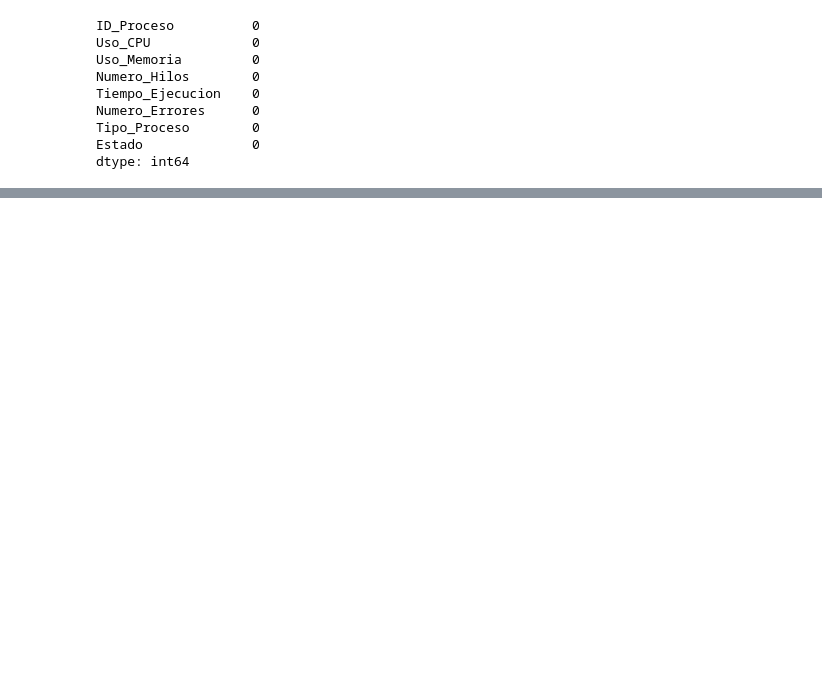
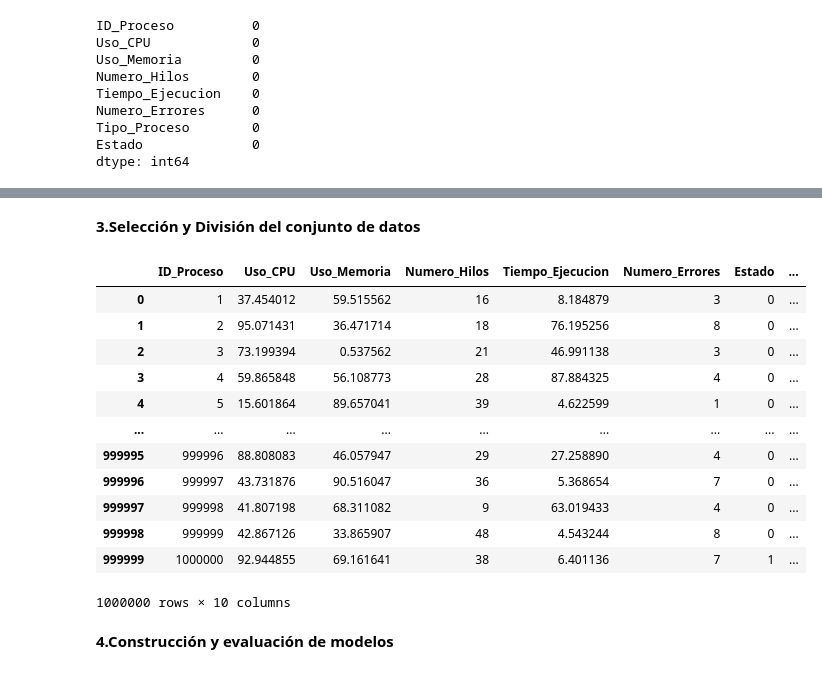
Before and after one commit to Paola-Beltran/machine_learning, a Jupyter notebook: tarea/tarea_ML.ipynb, the cells around one changed output, grey strips where cells are left out. Drawn from its saved outputs; the diff is of its cells as text; code cells hidden in the pictures; blank space fills up the shorter version.

```diff
--- a/tarea/tarea_ML.ipynb
+++ b/tarea/tarea_ML.ipynb
@@ -60,0 +87,23 @@ Name: count, dtype: int64
+# %% [markdown]
+**3.Selección y División del conjunto de datos**
+# %%
+df_dummies = pd.get_dummies(df['Tipo_Proceso'], prefix='Tipo_Proceso')
+df_dummies = df_dummies.astype(int) #Reemplaza los valores true/false por 1/0
+df_final = pd.concat([df.drop(columns=['Tipo_Proceso']), df_dummies], axis=1) #concatena las columnas del df excluyendo la Tipo_Proceso
+df_final
+# %% [output]
+|  | ID_Proceso | Uso_CPU | Uso_Memoria | Numero_Hilos | Tiempo_Ejecucion | Numero_Errores | Estado | ... |
+| 0 | 1 | 37.454012 | 59.515562 | 16 | 8.184879 | 3 | 0 | ... |
+| 1 | 2 | 95.071431 | 36.471714 | 18 | 76.195256 | 8 | 0 | ... |
+| 2 | 3 | 73.199394 | 0.537562 | 21 | 46.991138 | 3 | 0 | ... |
+| 3 | 4 | 59.865848 | 56.108773 | 28 | 87.884325 | 4 | 0 | ... |
+| 4 | 5 | 15.601864 | 89.657041 | 39 | 4.622599 | 1 | 0 | ... |
+| ... | ... | ... | ... | ... | ... | ... | ... | ... |
+| 999995 | 999996 | 88.808083 | 46.057947 | 29 | 27.258890 | 4 | 0 | ... |
+| 999996 | 999997 | 43.731876 | 90.516047 | 36 | 5.368654 | 7 | 0 | ... |
+| 999997 | 999998 | 41.807198 | 68.311082 | 9 | 63.019433 | 4 | 0 | ... |
+| 999998 | 999999 | 42.867126 | 33.865907 | 48 | 4.543244 | 8 | 0 | ... |
+| 999999 | 1000000 | 92.944855 | 69.161641 | 38 | 6.401136 | 7 | 1 | ... |
+1000000 rows × 10 columns
+# %% [markdown]
+**4.Construcción y evaluación de modelos**
```
Also changed, not shown: parts of 27 cells of this notebook.
